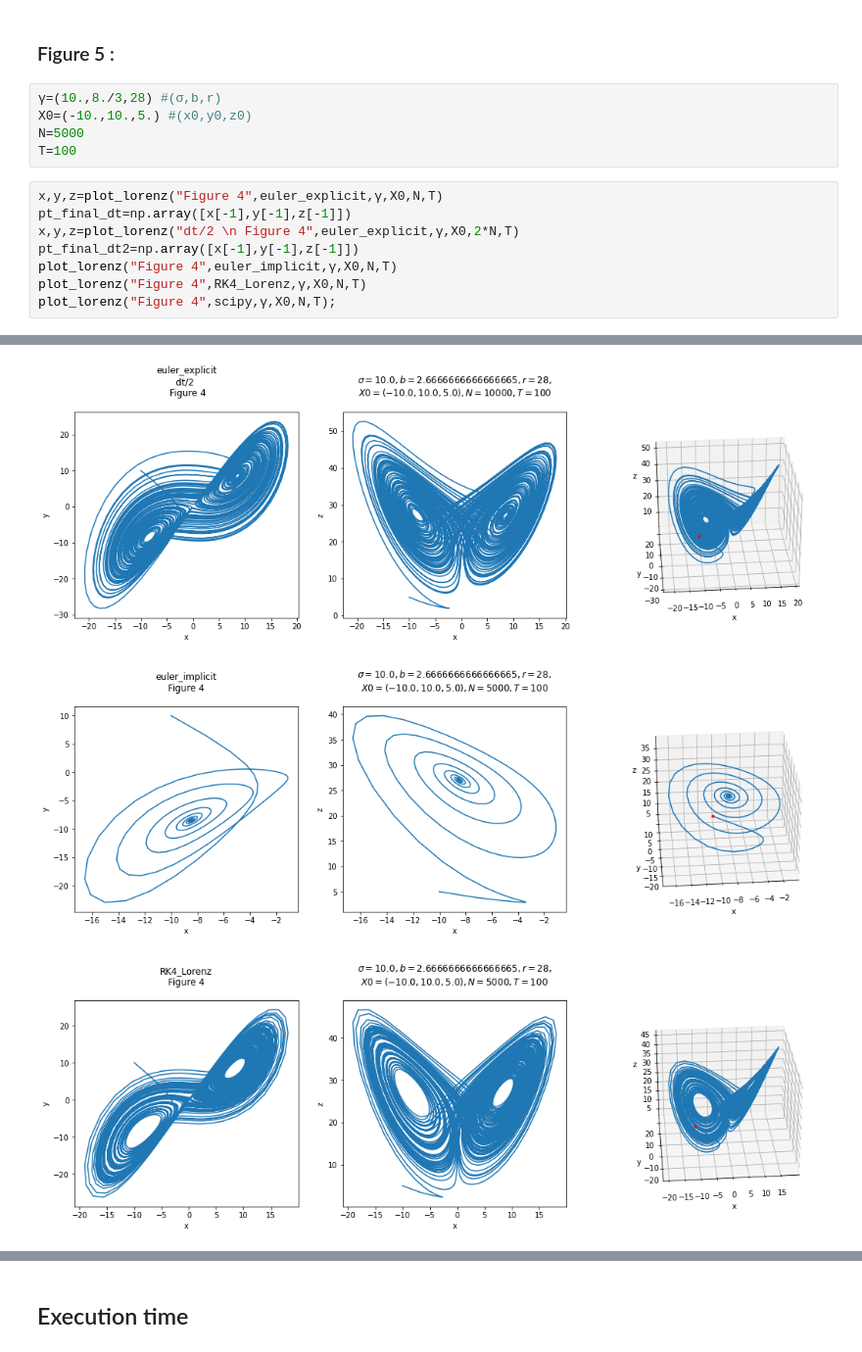
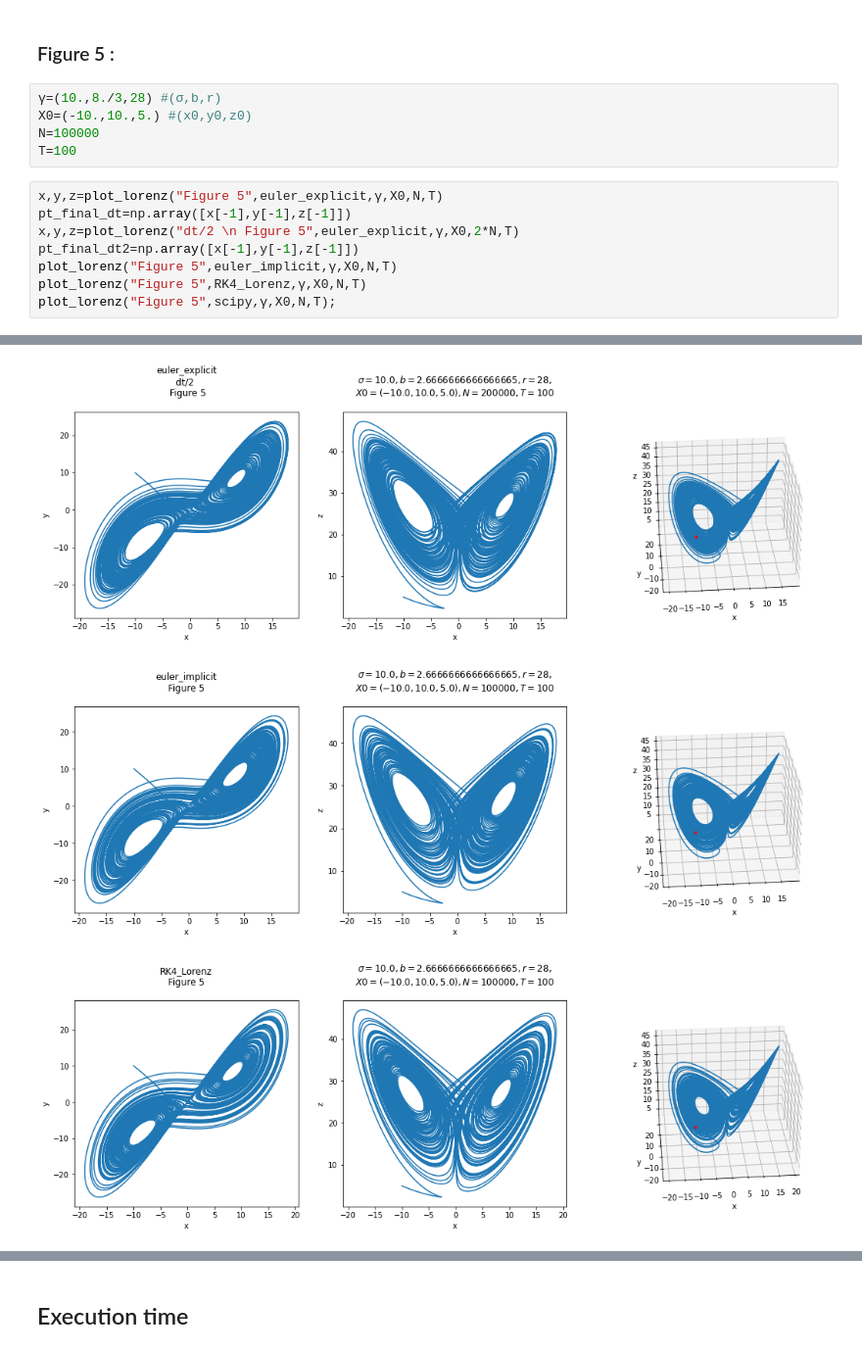
Before and after one commit to master-csmi/2022-m1-lorenz, a Jupyter notebook: resolution_lorenz.ipynb, the cells around one changed output, grey strips where cells are left out. Shown at 98% size. Drawn from its saved outputs; the diff is of its cells as text.

Commit message:
fin partie rapport (fred)
partie sur l'attracteur de lorenz faite, ajout des points fixes, ajout d'une bibliographie

```diff
--- a/resolution_lorenz.ipynb
+++ b/resolution_lorenz.ipynb
@@ -391,14 +391,14 @@ Difference=[0.44351408 0.40573748 0.07412759]
 # %%
 γ=(10.,8./3,28) #(σ,b,r)
 X0=(-10.,10.,5.) #(x0,y0,z0)
-N=5000
+N=100000
 T=100
 # %%
-x,y,z=plot_lorenz("Figure 4",euler_explicit,γ,X0,N,T)
+x,y,z=plot_lorenz("Figure 5",euler_explicit,γ,X0,N,T)
 pt_final_dt=np.array([x[-1],y[-1],z[-1]])
-x,y,z=plot_lorenz("dt/2 \n Figure 4",euler_explicit,γ,X0,2*N,T)
+x,y,z=plot_lorenz("dt/2 \n Figure 5",euler_explicit,γ,X0,2*N,T)
 pt_final_dt2=np.array([x[-1],y[-1],z[-1]])
-plot_lorenz("Figure 4",euler_implicit,γ,X0,N,T)
-plot_lorenz("Figure 4",RK4_Lorenz,γ,X0,N,T)
-plot_lorenz("Figure 4",scipy,γ,X0,N,T);
+plot_lorenz("Figure 5",euler_implicit,γ,X0,N,T)
+plot_lorenz("Figure 5",RK4_Lorenz,γ,X0,N,T)
+plot_lorenz("Figure 5",scipy,γ,X0,N,T);
 # %% [output]
@@ -406,6 +406,6 @@ plot_lorenz("Figure 4",scipy,γ,X0,N,T);
-[figure, old version]
+[figure, new version]
-[figure, old version]
+[figure, new version]
-[figure, old version]
+[figure, new version]
 [figure]
 # %% [markdown]
 ## Execution time <a class="anchor" id="chapter6"></a>
```
Also changed, not shown: parts of 2 cells of this notebook, 6 other files.
